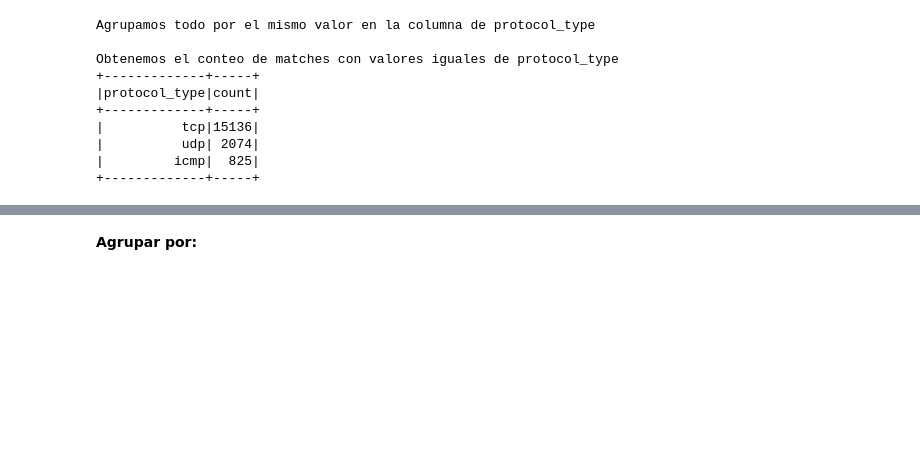
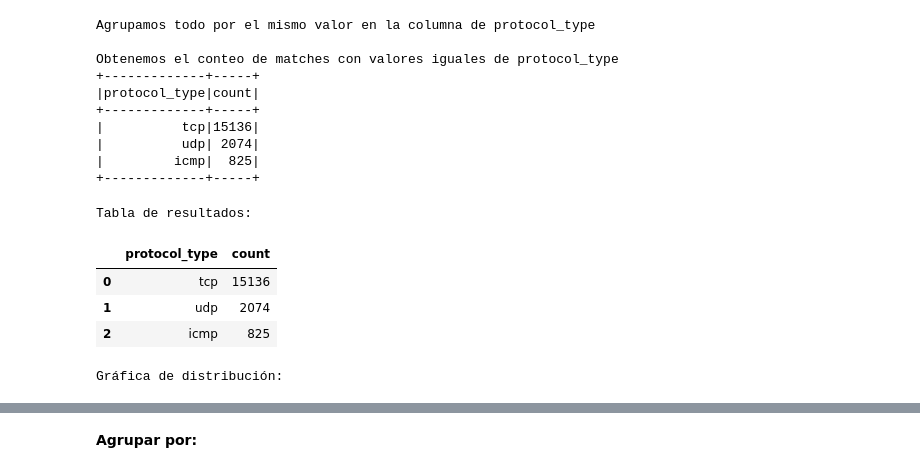
Before and after one commit to detmaneh/nsl-kdd-pyspark, a Jupyter notebook: Actividad_Practica_Transformaciones_en_PySpark.ipynb, the cells around one changed output, grey strips where cells are left out. Cells and saved outputs as stored; diff of their text form; code cells hidden in the pictures; blank space fills up the shorter version.

```diff
--- a/Actividad_Practica_Transformaciones_en_PySpark.ipynb
+++ b/Actividad_Practica_Transformaciones_en_PySpark.ipynb
@@ -177,3 +181,28 @@ Obtenemos el conteo de matches con valores iguales de protocol_type
 |          udp| 2074|
 |         icmp|  825|
 +-------------+-----+
+# %%
+import plotly.express as px
+
+# Sola para UI para el HTML
+df_grafica = df.groupBy("protocol_type").count().toPandas()
+print("Tabla de resultados:")
+display(df_grafica)
+
+# Gráfica interactiva
+print("\nGráfica de distribución:")
+fig = px.bar(df_grafica,
+             x='protocol_type',
+             y='count',
+             title='Distribución de Tráfico por Protocolo',
+             color='protocol_type',
+             template='plotly_white')
+
+fig.show()
+# %% [output]
+Tabla de resultados:
+|  | protocol_type | count |
+| 0 | tcp | 15136 |
+| 1 | udp | 2074 |
+| 2 | icmp | 825 |
+Gráfica de distribución:
```
Also changed, not shown: parts of 7 cells of this notebook, 2 other files.
